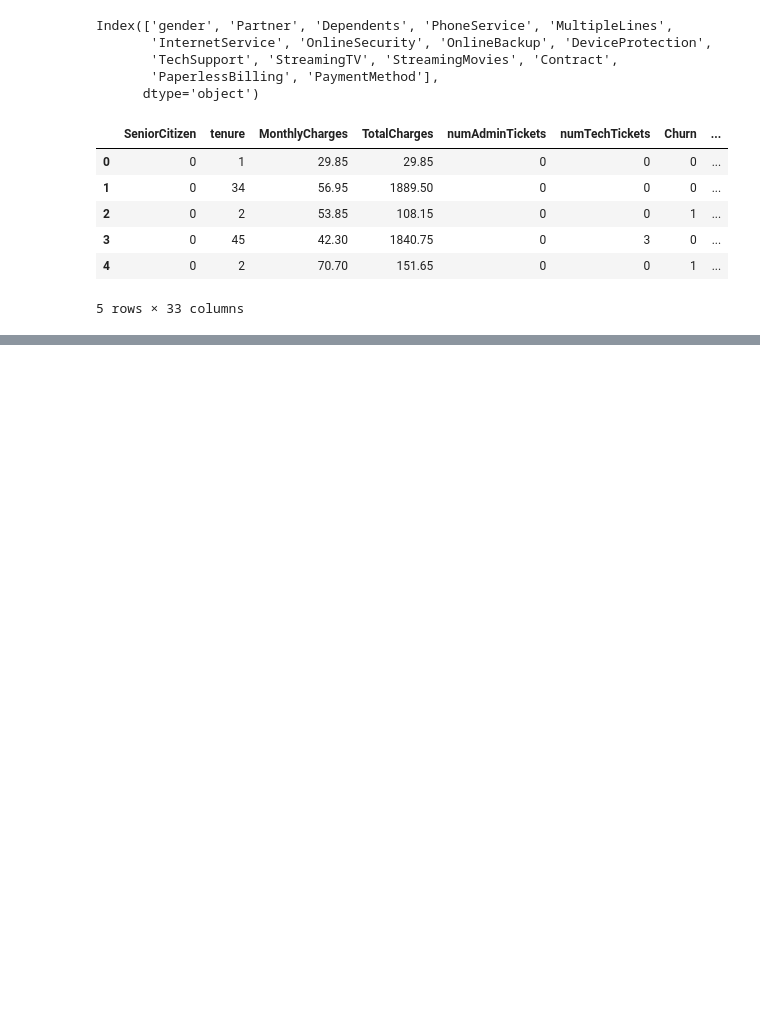
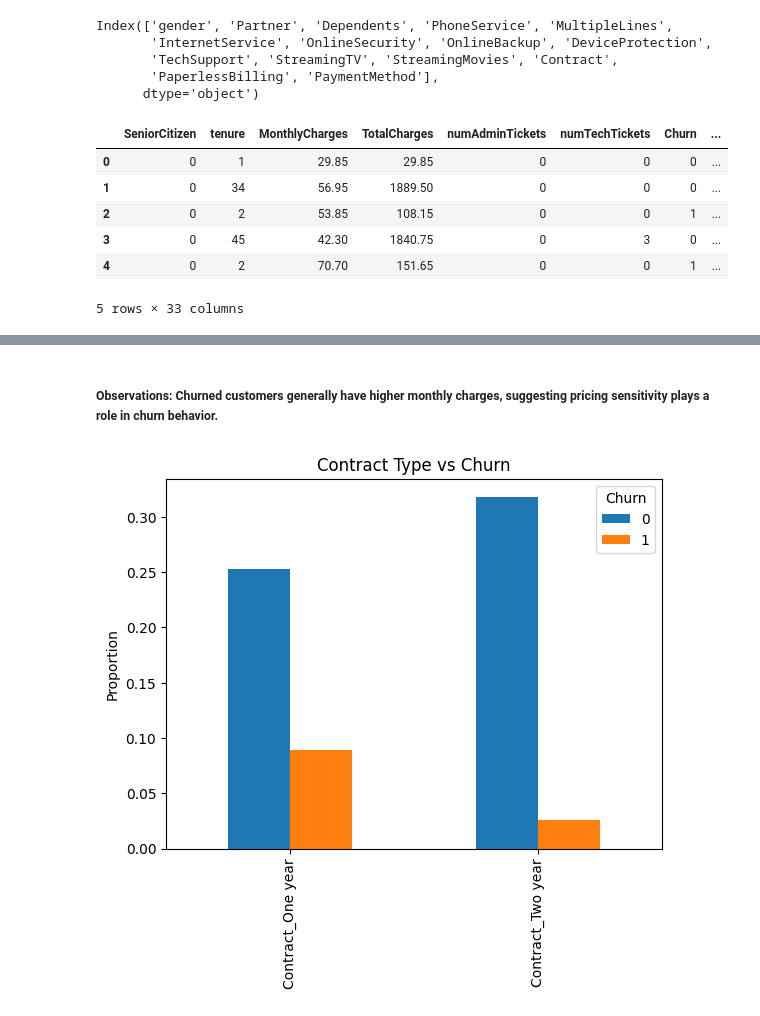
Before and after one commit to ashashkaWestfeild/telco-customer-churn-ml-deployment, a Jupyter notebook: notebooks/eda.ipynb, the cells around one changed output, grey strips where cells are left out. Cells and saved outputs as stored; diff of their text form; code cells hidden in the pictures; blank space fills up the shorter version.

```diff
--- a/notebooks/eda.ipynb
+++ b/notebooks/eda.ipynb
@@ -131,0 +176,15 @@ df_encoded.to_csv("../data/processed_telco.csv",index=False)
+# %% [markdown]
+##### Observations: Churned customers generally have higher monthly charges, suggesting pricing sensitivity plays a role in churn behavior.
+# %%
+contract_cols = [
+    col for col in df_encoded.columns if "Contract_" in col
+]
+
+churn_contract = df_encoded.groupby("Churn")[contract_cols].mean()
+
+churn_contract.T.plot(kind="bar")
+plt.title("Contract Type vs Churn")
+plt.ylabel("Proportion")
+plt.show()
+# %% [output]
+[figure, added]
```
Also changed, not shown: parts of 14 cells of this notebook.
